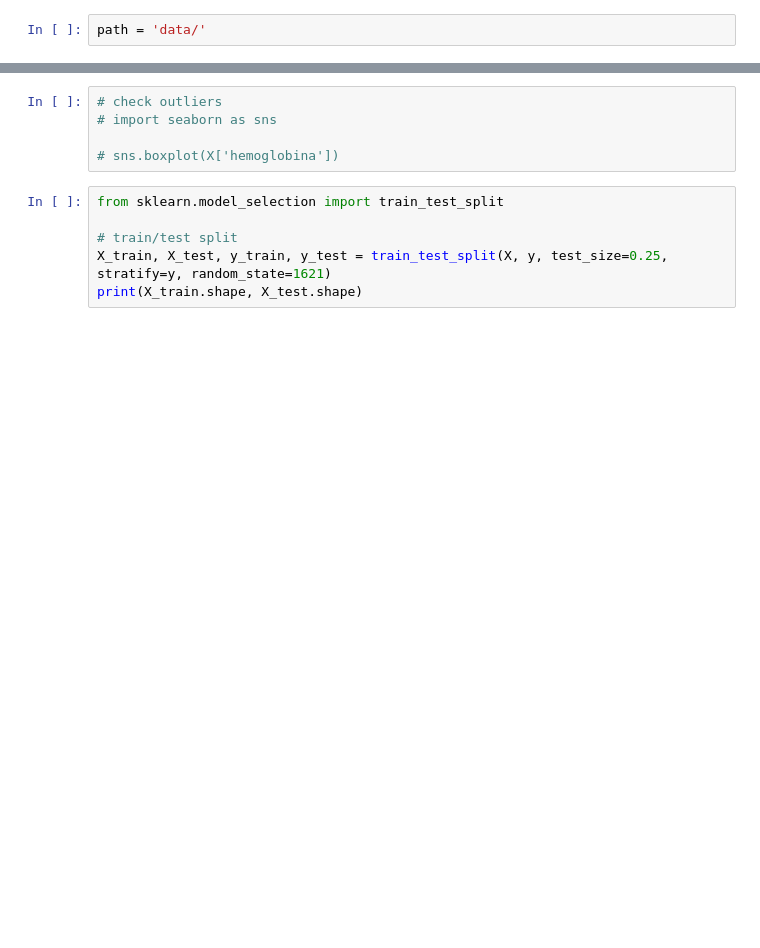
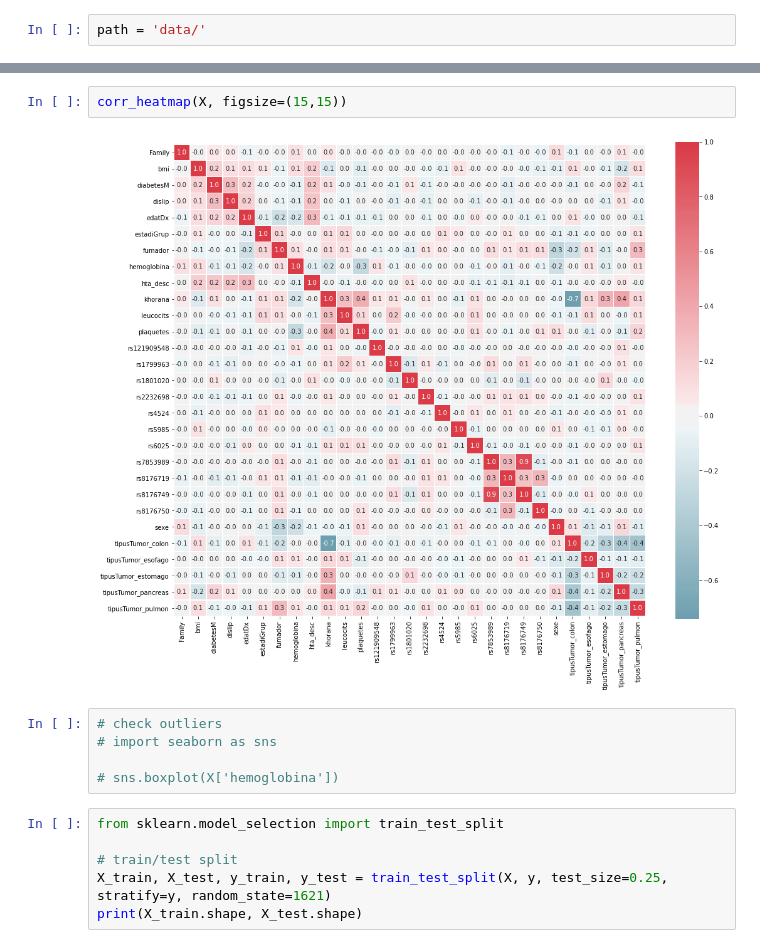
Before and after one commit to pabloac31/TFM, a Jupyter notebook: TFM_ML.ipynb, the cells around one changed output, grey strips where cells are left out. Drawn from its saved outputs; the diff is of its cells as text; blank space fills up the shorter version.

```diff
--- a/TFM_ML.ipynb
+++ b/TFM_ML.ipynb
@@ -39,3 +59,7 @@ Name: VTE, dtype: int64
+# %%
+corr_heatmap(X, figsize=(15,15))
+# %% [output]
+[figure, added]
 # %%
 # check outliers
 # import seaborn as sns
```
Also changed, not shown: parts of 17 cells of this notebook, 4 other files.
